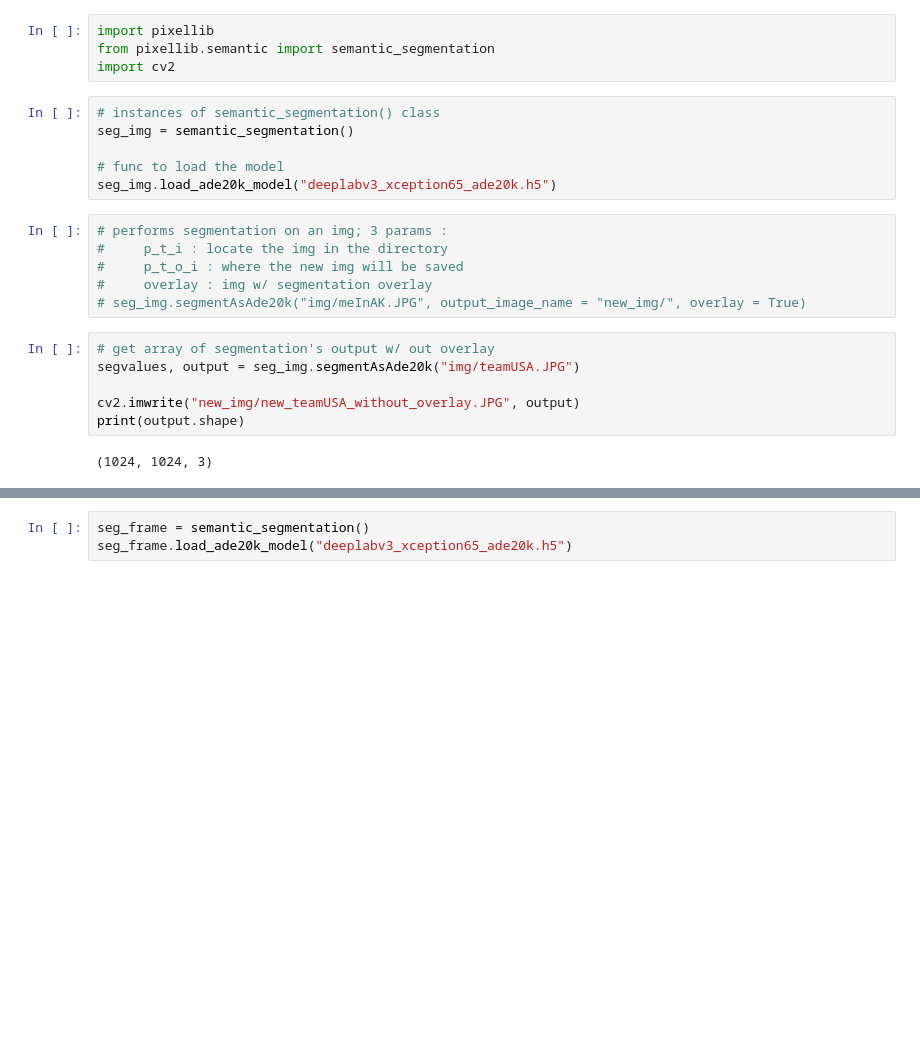
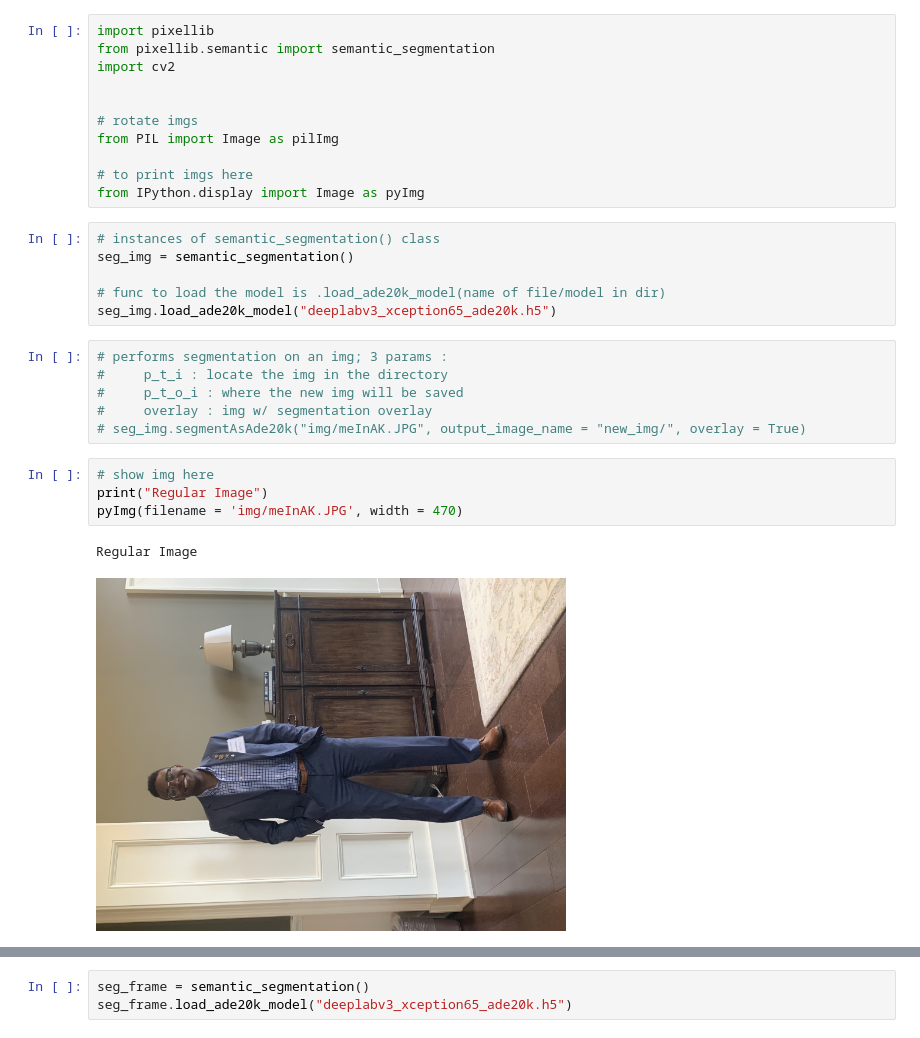
Before and after one commit to Brinkley97/sem_seg_pxLib_ade20k, a Jupyter notebook: main.ipynb, the cells around one changed output, grey strips where cells are left out. Drawn from its saved outputs; the diff is of its cells as text; blank space fills up the shorter version.

```diff
--- a/main.ipynb
+++ b/main.ipynb
@@ -5,11 +44,18 @@
 import pixellib
 from pixellib.semantic import semantic_segmentation
 import cv2
+
+
+# rotate imgs
+from PIL import Image as pilImg
+
+# to print imgs here
+from IPython.display import Image as pyImg
 # %%
 # instances of semantic_segmentation() class
 seg_img = semantic_segmentation()
 
-# func to load the model
+# func to load the model is .load_ade20k_model(name of file/model in dir)
 seg_img.load_ade20k_model("deeplabv3_xception65_ade20k.h5")
 # %%
 # performs segmentation on an img; 3 params :
@@ -18,10 +64,9 @@ seg_img.load_ade20k_model("deeplabv3_xception65_ade20k.h5")
 #     overlay : img w/ segmentation overlay
 # seg_img.segmentAsAde20k("img/meInAK.JPG", output_image_name = "new_img/", overlay = True)
 # %%
-# get array of segmentation's output w/ out overlay
-segvalues, output = seg_img.segmentAsAde20k("img/teamUSA.JPG")
-
-cv2.imwrite("new_img/new_teamUSA_without_overlay.JPG", output)
-print(output.shape)
+# show img here
+print("Regular Image")
+pyImg(filename = 'img/meInAK.JPG', width = 470)
 # %% [output]
-(1024, 1024, 3)
+Regular Image
+[figure, added]
```
Also changed, not shown: parts of 5 cells of this notebook, 6 other files.
